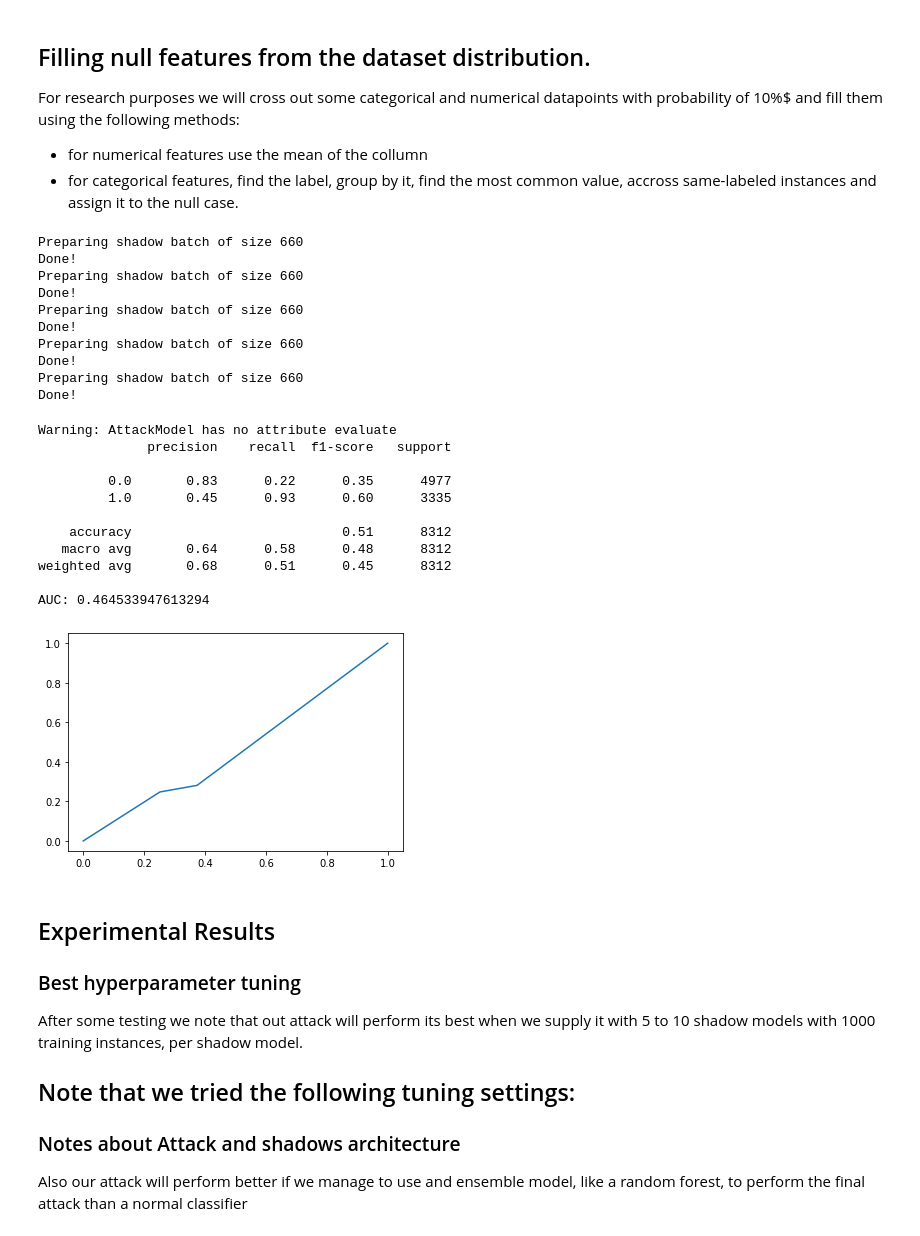
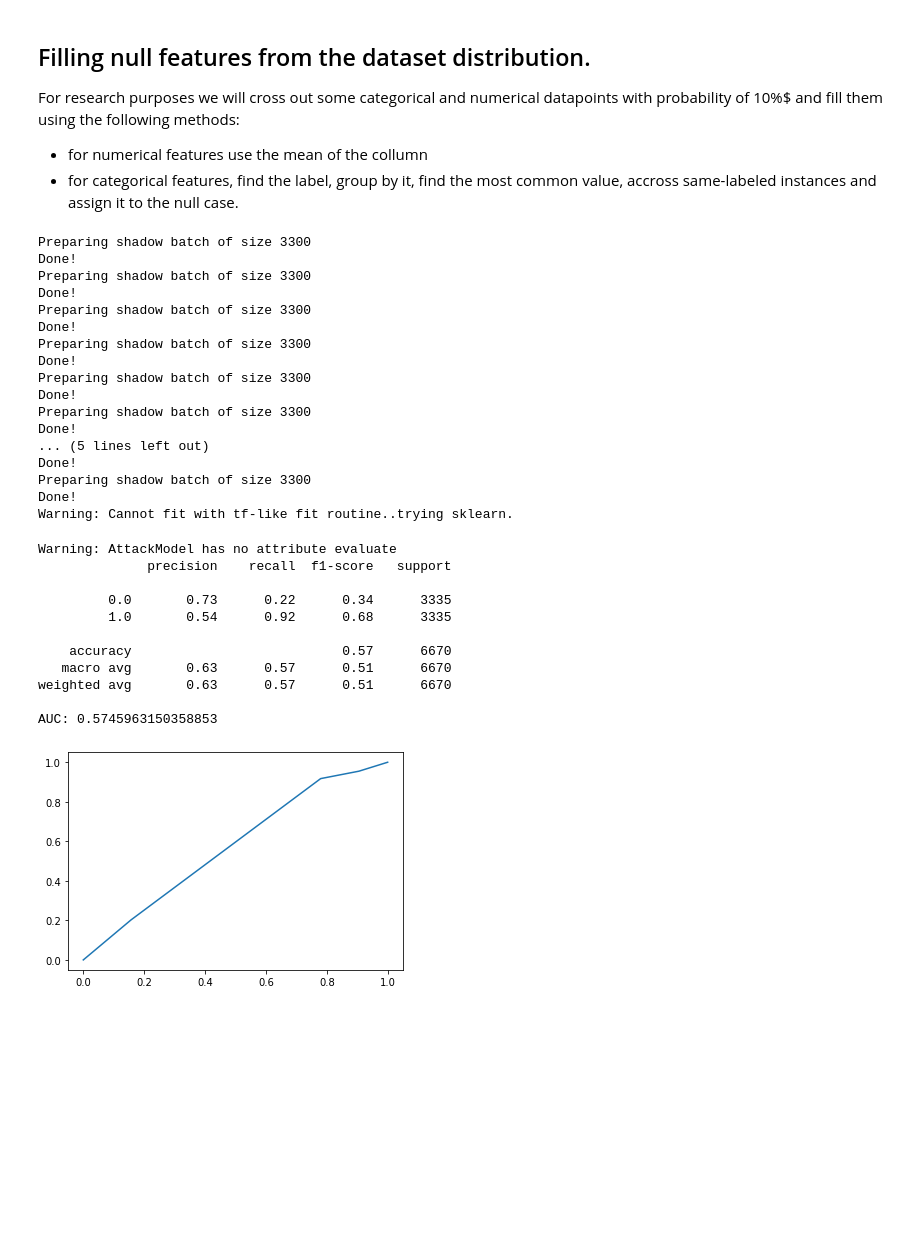
Before and after one commit to VissaMoutafis/Membership-Inference-Research, a Jupyter notebook: Code/ADULT_mia_v1.ipynb, the cells around one changed output. Saved outputs shown, nothing was run; the diff lists cells and outputs as text; code cells hidden in the pictures; blank space fills up the shorter version.

Commit message:
finished attack on ADULT. Finished missing features attack and changed the framework code to work with sklearn models.

```diff
--- a/Code/ADULT_mia_v1.ipynb
+++ b/Code/ADULT_mia_v1.ipynb
@@ -167,7 +213,7 @@ For research purposes we will cross out some categorical and numerical datapoint
     If feature is categorical we will replace it with most used value given the label
     If numeric we will replace it with the mean among the dataset of record with the same value
 """
-def fill_out_missing_values(df, cat_cols, num_cols, y_label, prob_of_null = 0.1):
+def fill_out_missing_values(df, cat_cols, num_cols, y_label, prob_of_null = 0.15):
   y_labels = df[y_label].unique().tolist()
 
   # create a most used values and mean values array based on the class and the column
@@ -201,6 +247,6 @@ df_in = fill_out_missing_values(df, cat_cols, num_cols, 'salary')
 y_attacker_test_in = df_in.pop('salary').to_numpy()
 X_attacker_test_in = df_in.to_numpy()
 # %%
-N_SHADOWS= 5
+N_SHADOWS= 10
 SHADOW_EPOCHS=50
-SHADOW_DATASET_SIZE= 1000
+SHADOW_DATASET_SIZE= 5000
@@ -227,43 +263,38 @@ attack_model = DefaultAttackModel(shadow_models, 2, f_attack)
 DefaultAttackModel.VERBOSE = True
 attack_model.fit(epochs=50)
 # %% [output]
-Preparing shadow batch of size 660
+Preparing shadow batch of size 3300
 Done!
-Preparing shadow batch of size 660
+Preparing shadow batch of size 3300
 Done!
-Preparing shadow batch of size 660
+Preparing shadow batch of size 3300
 Done!
-Preparing shadow batch of size 660
+Preparing shadow batch of size 3300
 Done!
-Preparing shadow batch of size 660
+Preparing shadow batch of size 3300
 Done!
+Preparing shadow batch of size 3300
+Done!
+... (5 lines left out)
+Done!
+Preparing shadow batch of size 3300
+Done!
+Warning: Cannot fit with tf-like fit routine..trying sklearn.
 # %%
 D_in = attack_model.prepare_batch(target_model, X_attacker_test_in, y_attacker_test_in, True)
-D_out = attack_model.prepare_batch(target_model, X_attacker_test_out, y_attacker_test_out, False)
+D_out = attack_model.prepare_batch(target_model, X_attacker_test_out[:3335], y_attacker_test_out[:3335], False)
 D_all = np.concatenate((D_in, D_out))
 attack_model.evaluate(D_all[:, :-1], D_all[:, -1], verbose=1)
 # %% [output]
 Warning: AttackModel has no attribute evaluate
               precision    recall  f1-score   support
 
-         0.0       0.83      0.22      0.35      4977
-         1.0       0.45      0.93      0.60      3335
+         0.0       0.73      0.22      0.34      3335
+         1.0       0.54      0.92      0.68      3335
 
-    accuracy                           0.51      8312
-   macro avg       0.64      0.58      0.48      8312
-weighted avg       0.68      0.51      0.45      8312
+    accuracy                           0.57      6670
+   macro avg       0.63      0.57      0.51      6670
+weighted avg       0.63      0.57      0.51      6670
 
-AUC: 0.464533947613294
+AUC: 0.5745963150358853
-[figure, old version]
+[figure, new version]
-# %% [markdown]
-## Experimental Results
-
-### Best hyperparameter tuning
-
-After some testing we note that out attack will perform its best when we supply it with 5 to 10 shadow models with 1000 training instances, per shadow model.
-
-Note that we tried the following tuning settings:
--
-
-### Notes about Attack and shadows architecture
-Also our attack will perform better if we manage to use and ensemble model, like a random forest, to perform the final attack than a normal classifier
```
Also changed, not shown: parts of 12 cells of this notebook, 2 other files.
